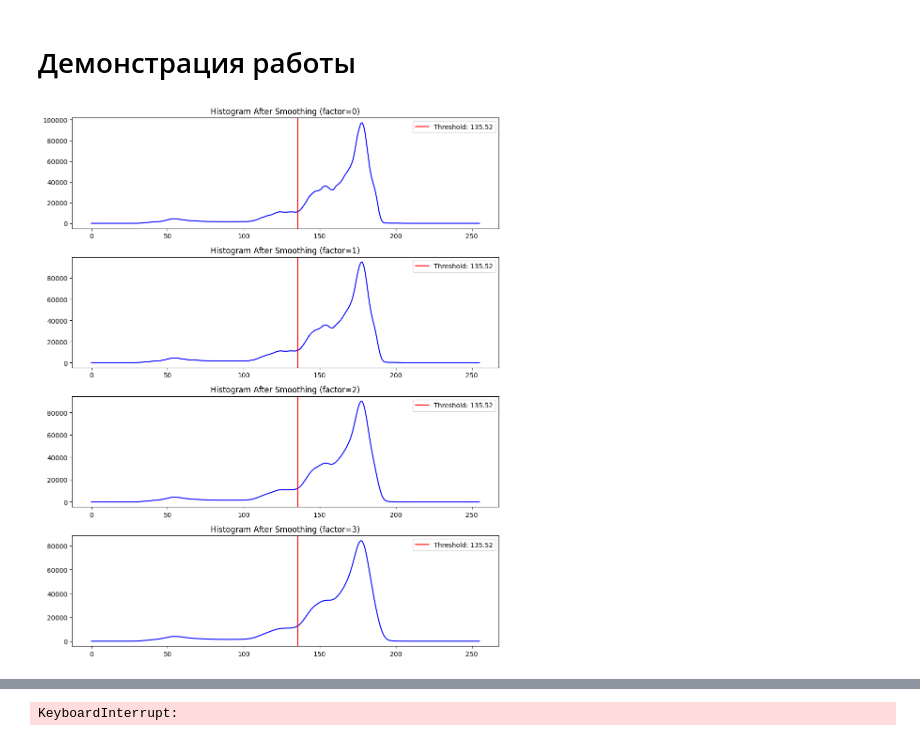
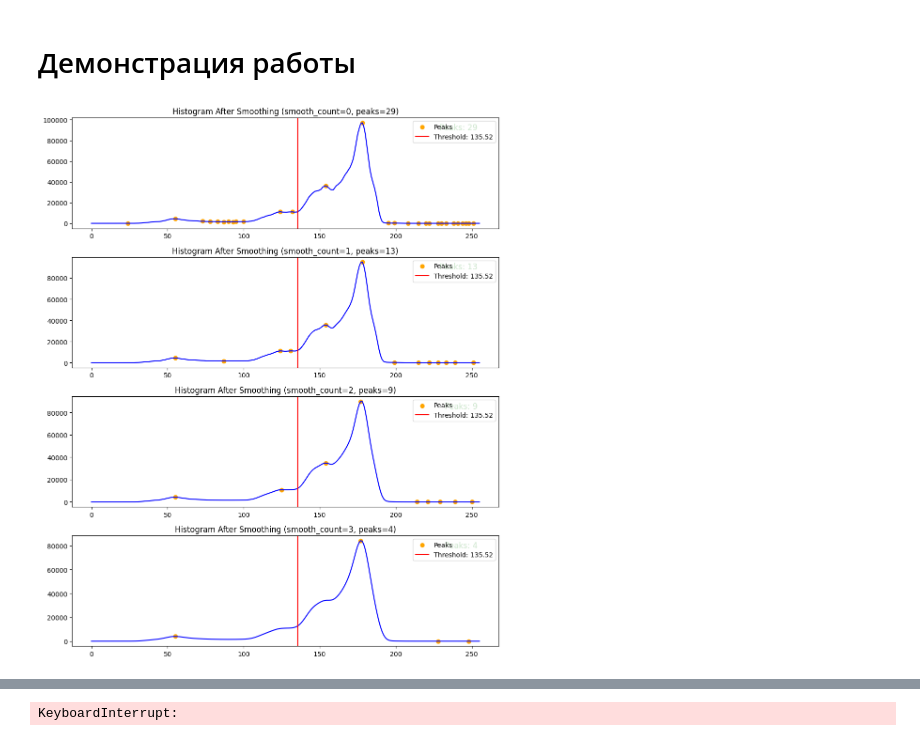
Before and after one commit to DSW-DWA/ComputerVision, a Jupyter notebook: lab_4/main.ipynb, the cells around one changed output, grey strips where cells are left out. Saved outputs shown, nothing was run; the diff lists cells and outputs as text; code cells hidden in the pictures.

```diff
--- a/lab_4/main.ipynb
+++ b/lab_4/main.ipynb
@@ -70,25 +64,29 @@ def calculate_histogram(image):
     hist = hist.flatten()
     return hist
 
-def smooth_histogram(hist, smoothing_factor=1):
+def smooth_histogram(hist, smoothing_factor=1, smooth_count=1):
     from scipy.ndimage.filters import gaussian_filter
-    return gaussian_filter(hist, sigma=smoothing_factor)
+    for i in range(smoothing_factor):
+        hist = gaussian_filter(hist, smooth_count)
+    return hist
 # %%
-def iterative_threshold_with_hist(image, initial_threshold=128, max_iterations=100, tolerance=1, smoothing_factors: list =None):
-    if smoothing_factors is None:
-        smoothing_factors = [1, ]
+def iterative_threshold_with_hist(image, initial_threshold=128, max_iterations=100, tolerance=1, smooth_counts: list =None):
+    if smooth_counts is None:
+        smooth_counts = [1, ]
 
-    plt.figure(figsize=(10, len(smoothing_factors) * 3))
+    plt.figure(figsize=(10, len(smooth_counts) * 3))
 
-    for i, smoothing_factor in enumerate(smoothing_factors):
+    for i, smooth_count in enumerate(smooth_counts):
         hist = calculate_histogram(image)
-        smoothed_hist = smooth_histogram(hist, smoothing_factor)
+        smoothed_hist = smooth_histogram(hist, smooth_count)
+        peaks, _ = find_peaks(smoothed_hist)
 
         new_threshold = iterative_threshold(image, initial_threshold, max_iterations, tolerance)
 
-        ax = plt.subplot(len(smoothing_factors), 1, i + 1)
-        ax.set_title("Histogram After Smoothing (factor={})".format(smoothing_factor))
+        ax = plt.subplot(len(smooth_counts), 1, i + 1)
+        ax.set_title("Histogram After Smoothing (smooth_count={}, peaks={})".format(smooth_count, len(peaks)))
         ax.plot(smoothed_hist, color='blue')
+        ax.scatter(peaks, smoothed_hist[peaks], color='orange', label='Peaks')
         ax.axvline(x=new_threshold, color='red', label='Threshold: {:.2f}'.format(new_threshold))
         ax.legend()
 
@@ -209,9 +207,9 @@ image_path = '../assets/warning.jpeg'
 image_color = cv2.imread(image_path)
 image = cv2.cvtColor(image_color, cv2.COLOR_BGR2GRAY)
 # %%
-iterative_threshold_with_hist(image,250, smoothing_factors=[0, 1, 2, 3])
+iterative_threshold_with_hist(image,250, smooth_counts=[0, 1, 2, 3])
 # %% [output]
-[figure, old version]
+[figure, new version]
 # %%
 edges = detect_edges(image_color)
 
```
Also changed, not shown: parts of 3 cells of this notebook.
